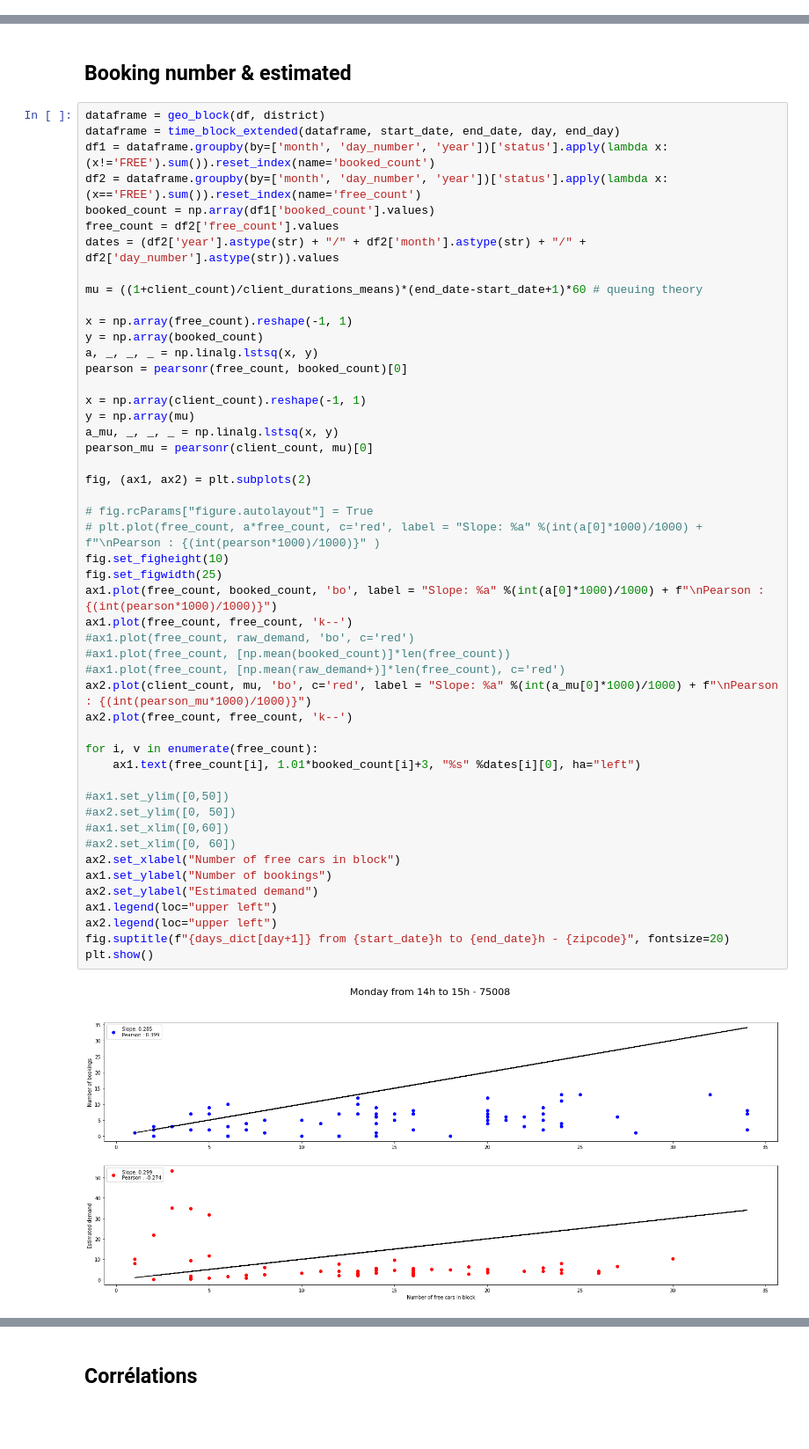
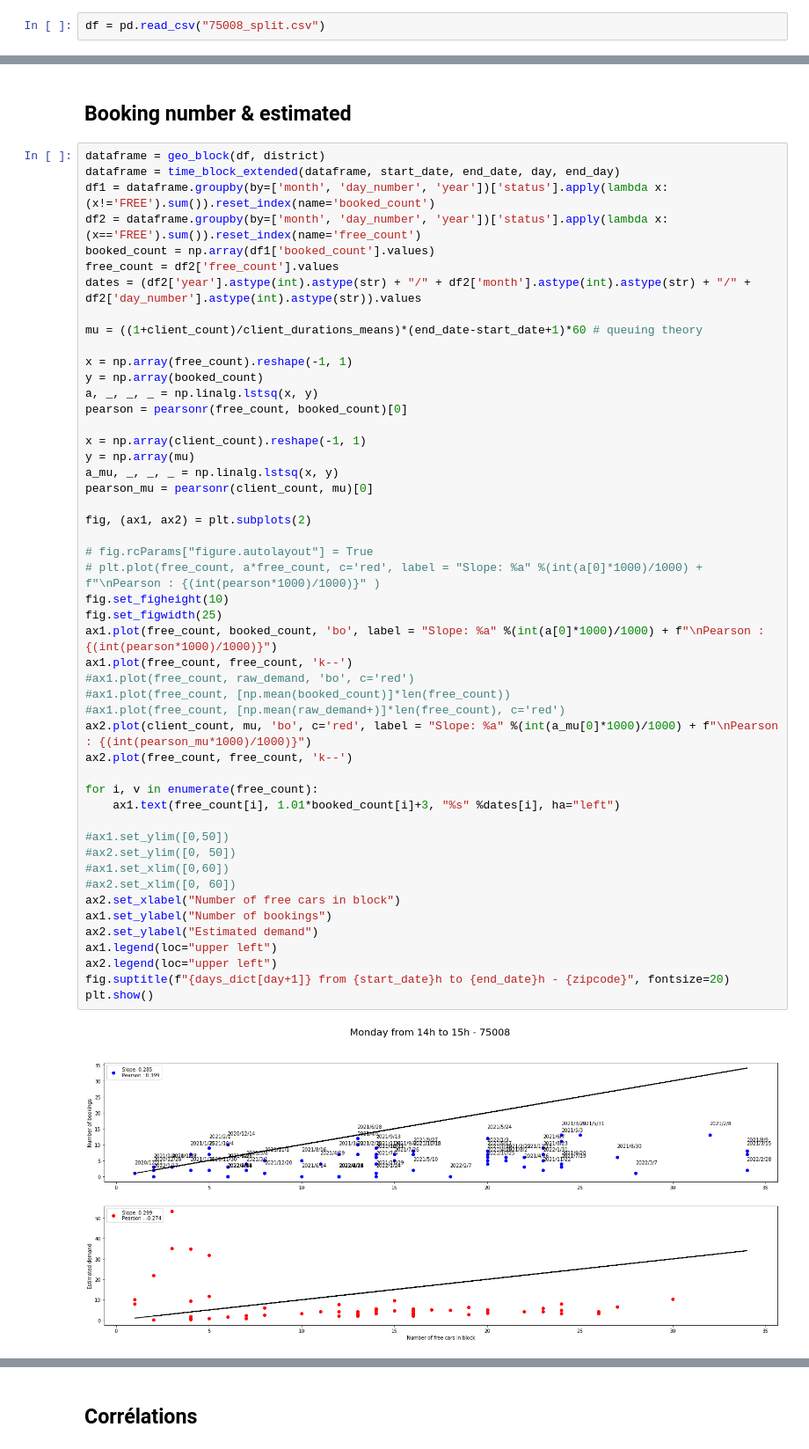
Before and after one commit to paul-mdb/car_sharing_relocation, a Jupyter notebook: analyse_blocks.ipynb, the cells around one changed output, grey strips where cells are left out. Shown at 88% size. Cells and saved outputs as stored; diff of their text form; blank space fills up the shorter version.

```diff
--- a/analyse_blocks.ipynb
+++ b/analyse_blocks.ipynb
@@ -176,6 +160,8 @@ def get_week_day(index):
 
 df['day_of_week']=df.index.map(get_week_day)
 df.to_csv(f"{zipcode}_split.csv")
+# %%
+df = pd.read_csv("75008_split.csv")
 # %%
 def get_week_day(index):
     day = int(df.loc[index, 'day_number'])
@@ -316,7 +302,7 @@ df1 = dataframe.groupby(by=['month', 'day_number', 'year'])['status'].apply(lamb
 df2 = dataframe.groupby(by=['month', 'day_number', 'year'])['status'].apply(lambda x: (x=='FREE').sum()).reset_index(name='free_count')
 booked_count = np.array(df1['booked_count'].values)
 free_count = df2['free_count'].values
-dates = (df2['year'].astype(str) + "/" + df2['month'].astype(str) + "/" + df2['day_number'].astype(str)).values
+dates = (df2['year'].astype(int).astype(str) + "/" + df2['month'].astype(int).astype(str) + "/" + df2['day_number'].astype(int).astype(str)).values
 
 mu = ((1+client_count)/client_durations_means)*(end_date-start_date+1)*60 # queuing theory
 
@@ -331,35 +317,35 @@ a_mu, _, _, _ = np.linalg.lstsq(x, y)
 pearson_mu = pearsonr(client_count, mu)[0]
 
 fig, (ax1, ax2) = plt.subplots(2)
 
 # fig.rcParams["figure.autolayout"] = True
 # plt.plot(free_count, a*free_count, c='red', label = "Slope: %a" %(int(a[0]*1000)/1000) + f"\nPearson : {(int(pearson*1000)/1000)}" )
 fig.set_figheight(10)
 fig.set_figwidth(25)
 ax1.plot(free_count, booked_count, 'bo', label = "Slope: %a" %(int(a[0]*1000)/1000) + f"\nPearson : {(int(pearson*1000)/1000)}")
 ax1.plot(free_count, free_count, 'k--')
 #ax1.plot(free_count, raw_demand, 'bo', c='red')
 #ax1.plot(free_count, [np.mean(booked_count)]*len(free_count))
 #ax1.plot(free_count, [np.mean(raw_demand+)]*len(free_count), c='red')
 ax2.plot(client_count, mu, 'bo', c='red', label = "Slope: %a" %(int(a_mu[0]*1000)/1000) + f"\nPearson : {(int(pearson_mu*1000)/1000)}")
 ax2.plot(free_count, free_count, 'k--')
 
 for i, v in enumerate(free_count):
-    ax1.text(free_count[i], 1.01*booked_count[i]+3, "%s" %dates[i][0], ha="left")
+    ax1.text(free_count[i], 1.01*booked_count[i]+3, "%s" %dates[i], ha="left")
 
 #ax1.set_ylim([0,50])
 #ax2.set_ylim([0, 50])
 #ax1.set_xlim([0,60])
 #ax2.set_xlim([0, 60])
 ax2.set_xlabel("Number of free cars in block")
 ax1.set_ylabel("Number of bookings")
 ax2.set_ylabel("Estimated demand")
 ax1.legend(loc="upper left")
 ax2.legend(loc="upper left")
 fig.suptitle(f"{days_dict[day+1]} from {start_date}h to {end_date}h - {zipcode}", fontsize=20)
 plt.show()
 # %% [output]
-[figure, old version]
+[figure, new version]
 # %%
 dataframe = geo_block(df, district)
 dataframe = time_block_extended(dataframe, start_date, end_date, day, end_day)
```
Also changed, not shown: parts of 2 cells of this notebook, 2 other files.
